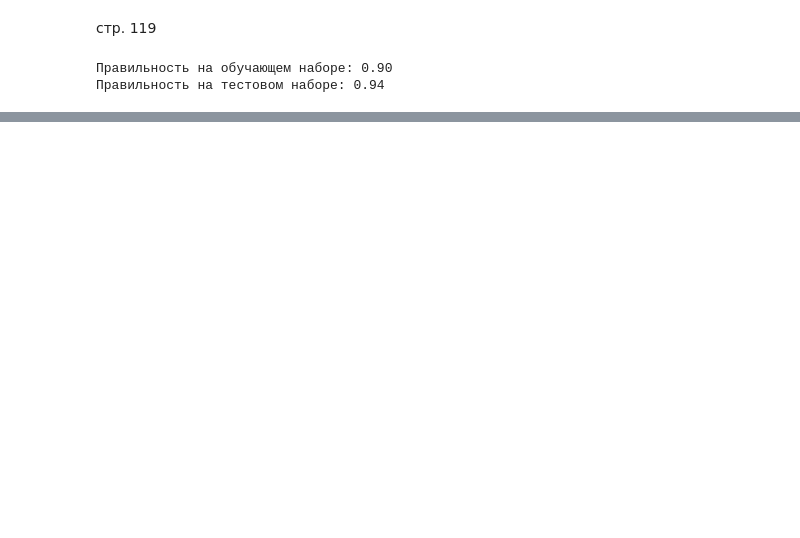
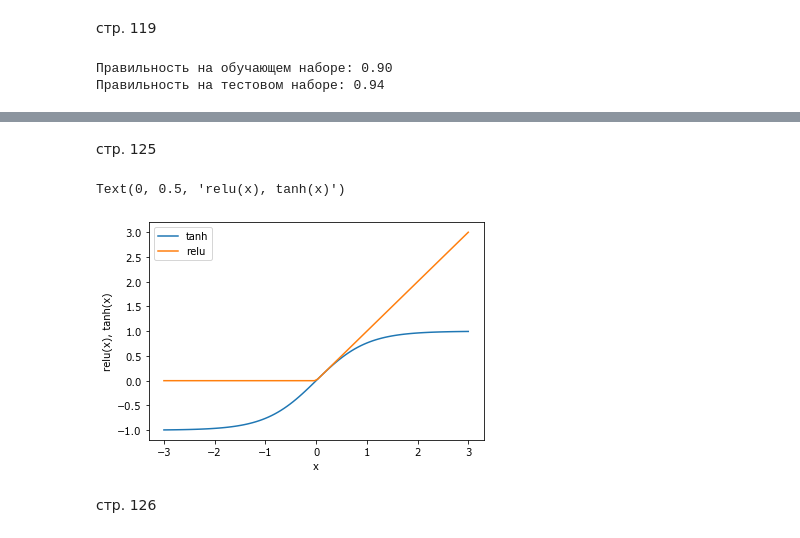
Before and after one commit to grigvlwork/ml_muller, a Jupyter notebook: chapter2_from_page_100.ipynb, the cells around one changed output, grey strips where cells are left out. Drawn from its saved outputs; the diff is of its cells as text; code cells hidden in the pictures; blank space fills up the shorter version.

```diff
--- a/chapter2_from_page_100.ipynb
+++ b/chapter2_from_page_100.ipynb
@@ -233,0 +283,14 @@ plt.yscale("log")
+# %% [markdown]
+стр. 125
+# %%
+line = np.linspace(-3, 3, 100)
+plt.plot(line, np.tanh(line), label="tanh")
+plt.plot(line, np.maximum(line, 0), label="relu")
+plt.legend(loc="best")
+plt.xlabel("x")
+plt.ylabel("relu(x), tanh(x)")
+# %% [output]
+Text(0, 0.5, 'relu(x), tanh(x)')
+[figure, added]
+# %% [markdown]
+стр. 126
```
Also changed, not shown: parts of 55 cells of this notebook.
